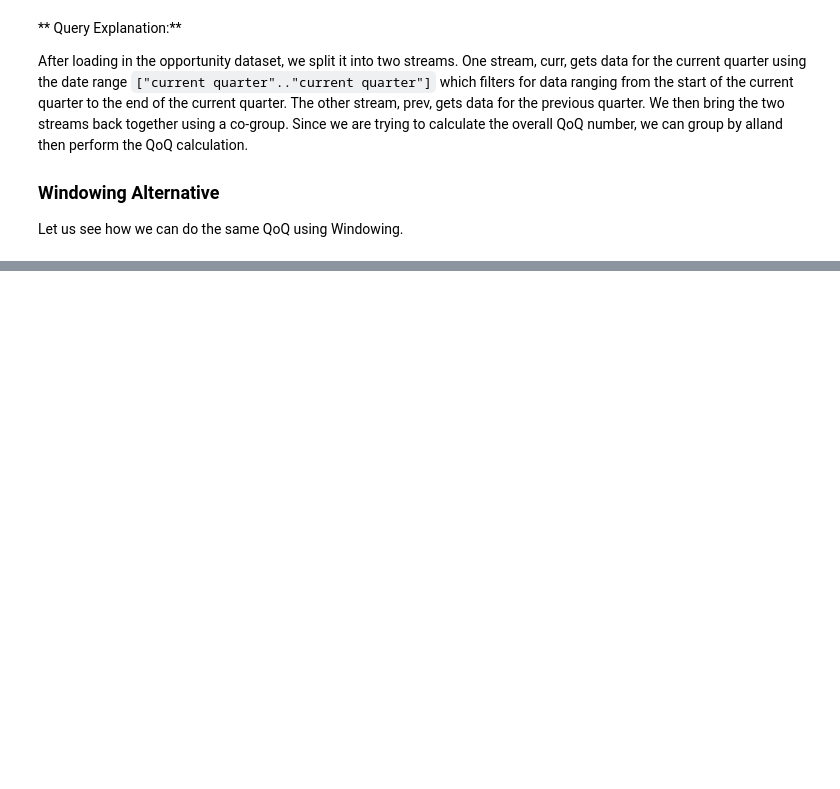
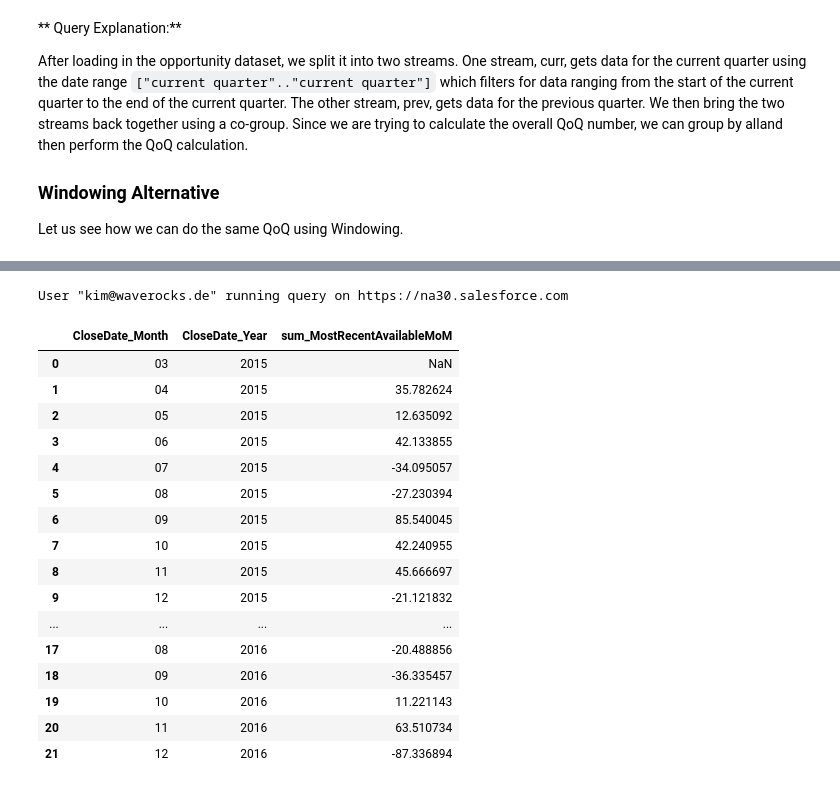
Before and after one commit to kimchouard/saql-notebooks, a Jupyter notebook: time-based-analysis.ipynb, the cells around one changed output, grey strips where cells are left out. Saved outputs shown, nothing was run; the diff lists cells and outputs as text; code cells hidden in the pictures; blank space fills up the shorter version.

```diff
--- a/time-based-analysis.ipynb
+++ b/time-based-analysis.ipynb
@@ -90,0 +191,26 @@ User "kim@waverocks.de" running query on https://na30.salesforce.com
+# %%
+%%saql
+q = load "opportunities";
+q = group q by ('CloseDate_Year', 'CloseDate_Month');
+q = foreach q generate 'CloseDate_Year', 'CloseDate_Month',
+    ((sum('Amount') / sum(sum('Amount')) over([1 .. 1] partition by all order by ('CloseDate_Year' desc, 'CloseDate_Month' desc))) - 1) * 100 as 'sum_MostRecentAvailableMoM';
+q = order q by ('CloseDate_Year', 'CloseDate_Month');
+# %% [output]
+User "kim@waverocks.de" running query on https://na30.salesforce.com
+|  | CloseDate_Month | CloseDate_Year | sum_MostRecentAvailableMoM |
+| 0 | 03 | 2015 | NaN |
+| 1 | 04 | 2015 | 35.782624 |
+| 2 | 05 | 2015 | 12.635092 |
+| 3 | 06 | 2015 | 42.133855 |
+| 4 | 07 | 2015 | -34.095057 |
+| 5 | 08 | 2015 | -27.230394 |
+| 6 | 09 | 2015 | 85.540045 |
+| 7 | 10 | 2015 | 42.240955 |
+| 8 | 11 | 2015 | 45.666697 |
+| 9 | 12 | 2015 | -21.121832 |
+| ... | ... | ... | ... |
+| 17 | 08 | 2016 | -20.488856 |
+| 18 | 09 | 2016 | -36.335457 |
+| 19 | 10 | 2016 | 11.221143 |
+| 20 | 11 | 2016 | 63.510734 |
+| 21 | 12 | 2016 | -87.336894 |
```
Also changed, not shown: parts of 17 cells of this notebook, 3 other files.
